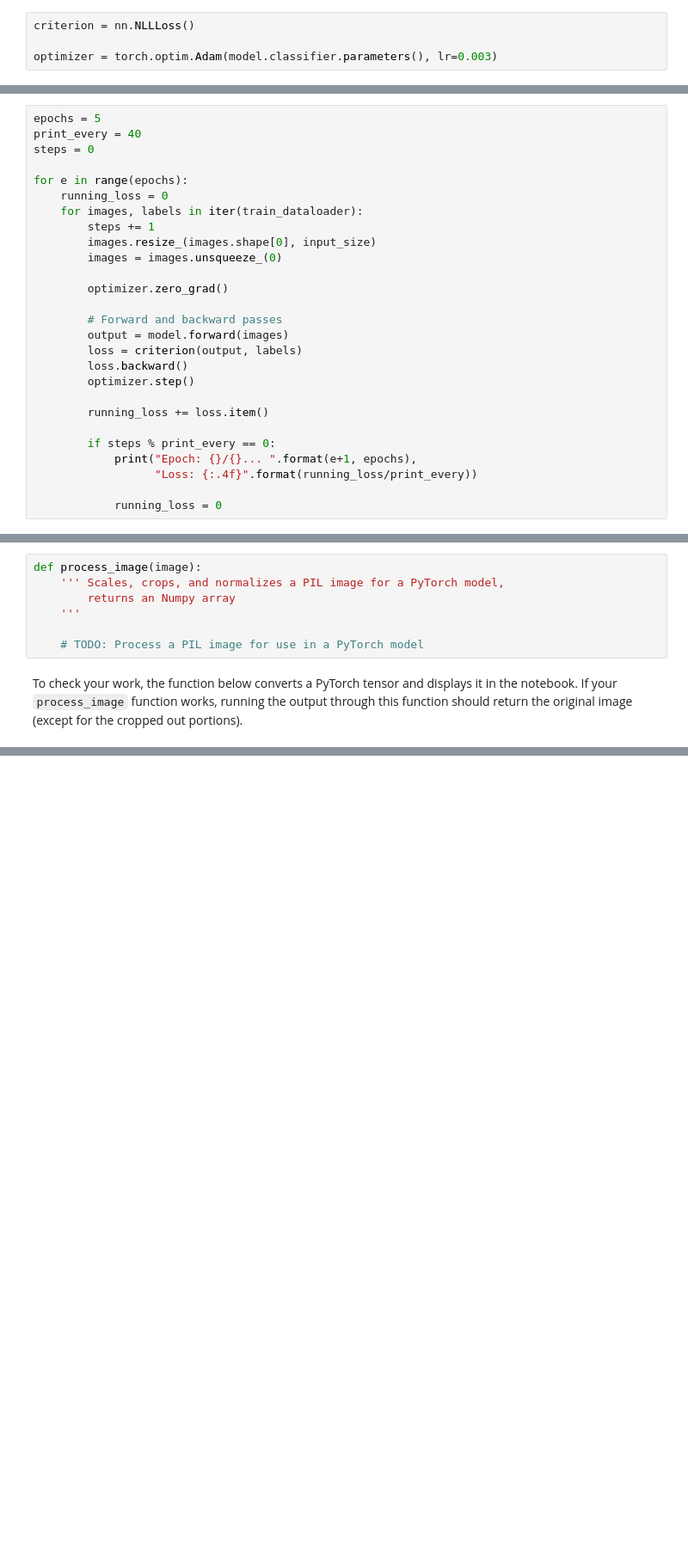
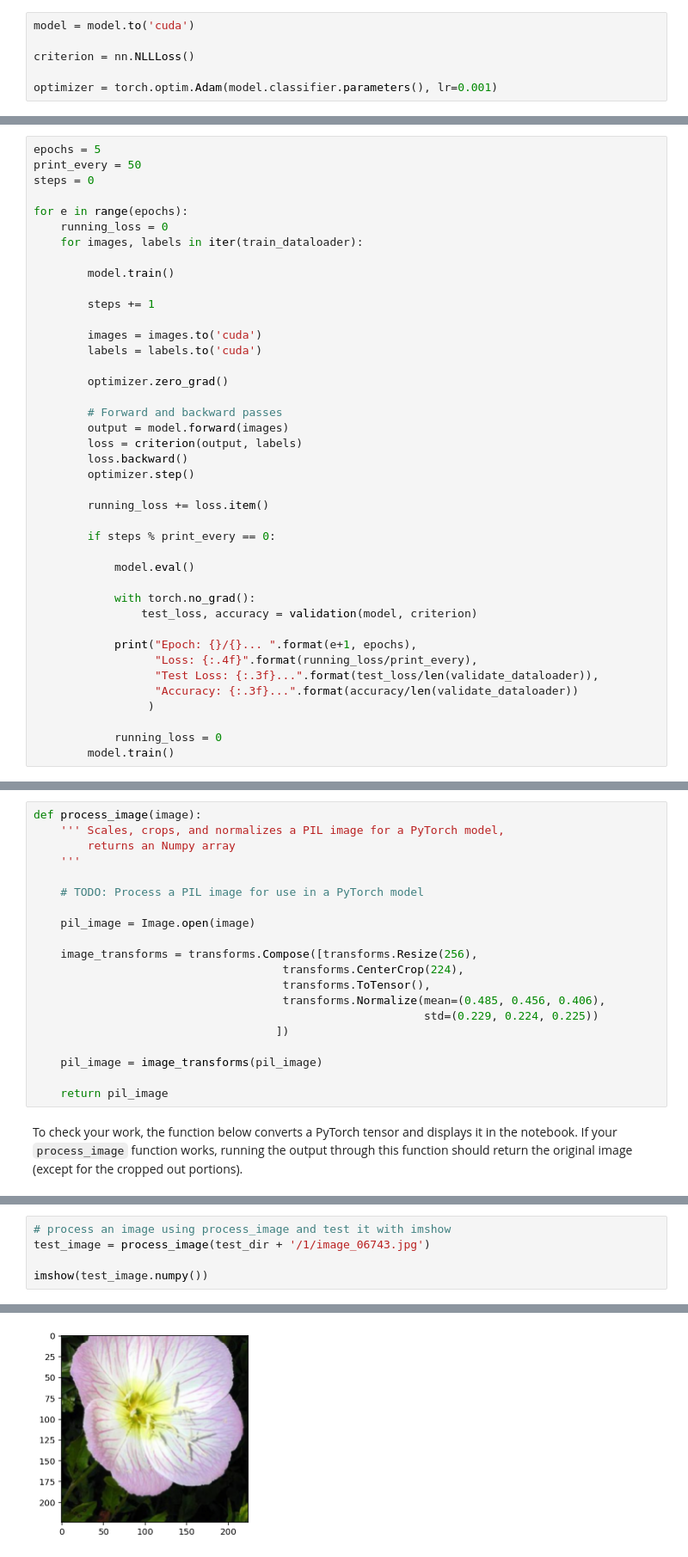
Before and after one commit to susmithagudapati/Image-Classifier-DSND, a Jupyter notebook: Image Classifier Project.ipynb, the cells around one changed output, grey strips where cells are left out. Shown at 86% size. Cells and saved outputs as stored; diff of their text form; blank space fills up the shorter version.

Commit message:
Train and predict models

```diff
--- a/Image Classifier Project.ipynb
+++ b/Image Classifier Project.ipynb
@@ -134,6 +135,8 @@ classifier = nn.Sequential(nn.Linear(input_size, hidden_inputs[0]),
 
 model.classifier = classifier
 # %%
+model = model.to('cuda')
+
 criterion = nn.NLLLoss()
 
-optimizer = torch.optim.Adam(model.classifier.parameters(), lr=0.003)
+optimizer = torch.optim.Adam(model.classifier.parameters(), lr=0.001)
@@ -140,14 +158,18 @@ optimizer = torch.optim.Adam(model.classifier.parameters(), lr=0.003)
 # %%
 epochs = 5
-print_every = 40
+print_every = 50
 steps = 0
 
 for e in range(epochs):
     running_loss = 0
     for images, labels in iter(train_dataloader):
+
+        model.train()
+
         steps += 1
-        images.resize_(images.shape[0], input_size)
-        images = images.unsqueeze_(0)
+
+        images = images.to('cuda')
+        labels = labels.to('cuda')
 
         optimizer.zero_grad()
 
@@ -160,8 +182,18 @@ for e in range(epochs):
         running_loss += loss.item()
 
         if steps % print_every == 0:
+
+            model.eval()
+
+            with torch.no_grad():
+                test_loss, accuracy = validation(model, criterion)
+
             print("Epoch: {}/{}... ".format(e+1, epochs),
-                  "Loss: {:.4f}".format(running_loss/print_every))
+                  "Loss: {:.4f}".format(running_loss/print_every),
+                  "Test Loss: {:.3f}...".format(test_loss/len(validate_dataloader)),
+                  "Accuracy: {:.3f}...".format(accuracy/len(validate_dataloader))
+                 )
 
             running_loss = 0
+        model.train()
 # %% [output]
@@ -221,6 +347,19 @@ def process_image(image):
     '''
 
     # TODO: Process a PIL image for use in a PyTorch model
+
+    pil_image = Image.open(image)
+
+    image_transforms = transforms.Compose([transforms.Resize(256),
+                                     transforms.CenterCrop(224),
+                                     transforms.ToTensor(),
+                                     transforms.Normalize(mean=(0.485, 0.456, 0.406),
+                                                          std=(0.229, 0.224, 0.225))
+                                    ])
+
+    pil_image = image_transforms(pil_image)
+
+    return pil_image
 # %% [markdown]
 To check your work, the function below converts a PyTorch tensor and displays it in the notebook. If your `process_image` function works, running the output through this function should return the original image (except for the cropped out portions).
 # %%
@@ -243,3 +382,9 @@ def imshow(image, ax=None, title=None):
     ax.imshow(image)
 
     return ax
+# %%
+# process an image using process_image and test it with imshow
+test_image = process_image(test_dir + '/1/image_06743.jpg')
+
+imshow(test_image.numpy())
+# %% [output]
@@ -246,3 +392,4 @@ def imshow(image, ax=None, title=None):
+[figure, added]
 # %% [markdown]
 ## Class Prediction
 
```
Also changed, not shown: parts of 15 cells of this notebook, 3 other files.
